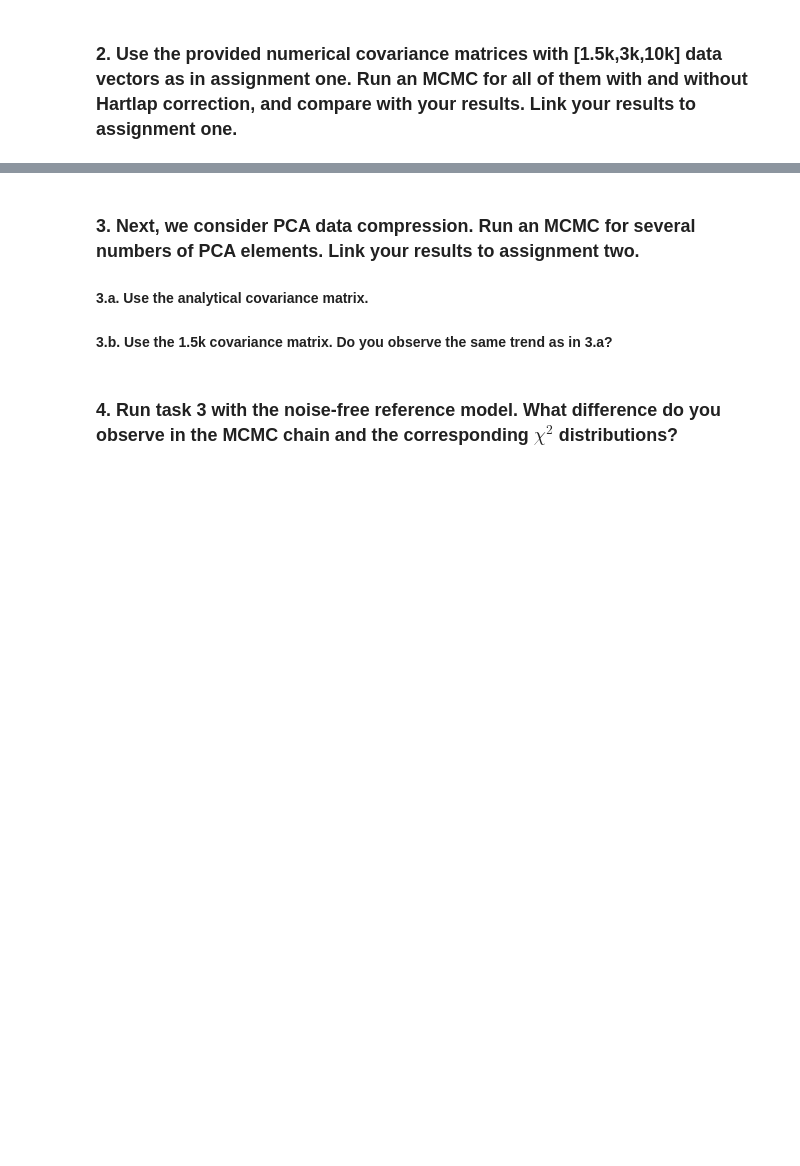
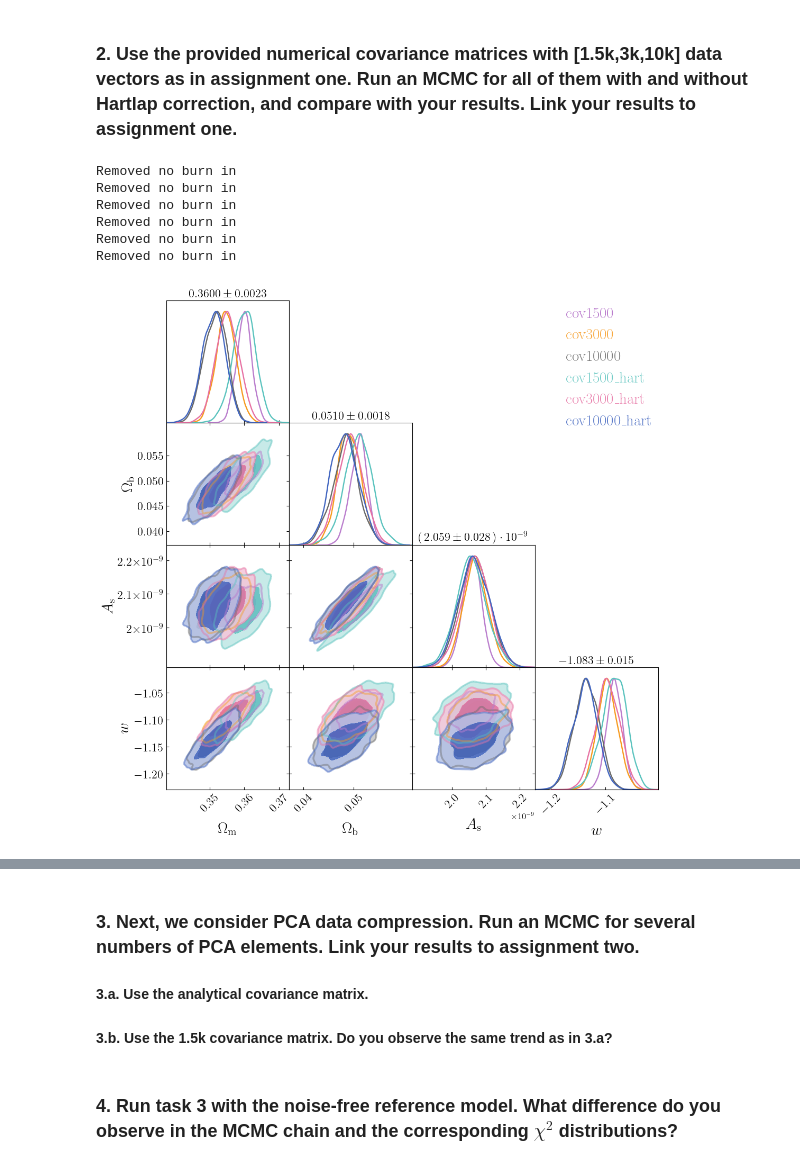
Before and after one commit to Rashaad-Reid/UWAstroStats, a Jupyter notebook: projects/2ptstat-analysis/assignments/assignment3.ipynb, the cells around one changed output, grey strips where cells are left out. Cells and saved outputs as stored; diff of their text form; code cells hidden in the pictures; blank space fills up the shorter version.

```diff
--- a/projects/2ptstat-analysis/assignments/assignment3.ipynb
+++ b/projects/2ptstat-analysis/assignments/assignment3.ipynb
@@ -189,0 +271,27 @@ Removed no burn in
+# %%
+cov_inv = inv(cov_num_10000)
+
+p0 = start_position_lh_and_step_size(0)
+
+sampler = emcee.EnsembleSampler(nwalkers, ndim, calc_likelihood)
+sampler.run_mcmc(p0, total_steps, progress=True)
+
+samples_cov10000 = sampler.get_chain(discard=burning_steps,flat=True)
+np.save('data_4_assignment3/outputs_MCMC/MCMC_cov10000',samples_cov10000)
+log_prob_samples_cov10000 = sampler.get_log_prob(discard=burning_steps, flat=True)
+np.save('data_4_assignment3/outputs_MCMC/logp_cov10000',log_prob_samples_cov10000)
+# %%
+n_r = int(10000)
+n_d = len(cov_num_10000)
+h = (n_r-1)/(n_r-n_d-2)
+cov_inv = inv(cov_num_10000)/h
+
+p0 = start_position_lh_and_step_size(0)
+
+sampler = emcee.EnsembleSampler(nwalkers, ndim, calc_likelihood)
+sampler.run_mcmc(p0, total_steps, progress=True)
+
+samples_cov10000_hart = sampler.get_chain(discard=burning_steps,flat=True)
+np.save('data_4_assignment3/outputs_MCMC/MCMC_cov10000_hart',samples_cov10000_hart)
+log_prob_samples_cov10000_hart = sampler.get_log_prob(discard=burning_steps, flat=True)
+np.save('data_4_assignment3/outputs_MCMC/logp_cov10000_hart',log_prob_samples_cov10000_hart)
@@ -189,0 +305,15 @@ Removed no burn in
+# %%
+plot_posteriors([samples_cov1500, samples_cov3000, samples_cov10000, samples_cov1500_hart, samples_cov3000_hart, samples_cov10000_hart],
+                labels=['cov1500','cov3000','cov10000','cov1500_hart','cov3000_hart','cov10000_hart'])
+plt.show()
+
+#plot_chi2(log_prob_samples_cov1500)
+#plt.show()
+# %% [output]
+Removed no burn in
+Removed no burn in
+Removed no burn in
+Removed no burn in
+Removed no burn in
+Removed no burn in
+[figure, added]
```
Also changed, not shown: parts of 20 cells of this notebook, 21 other files.
